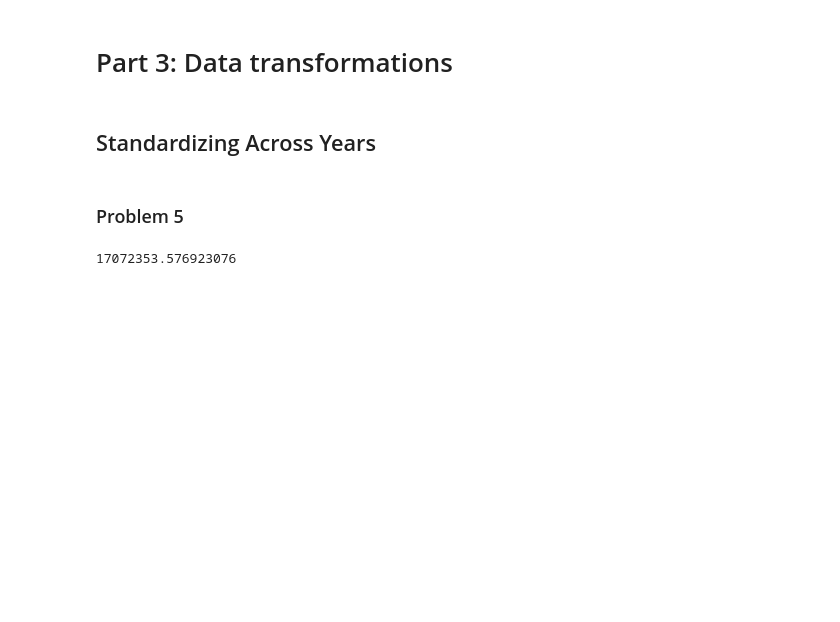
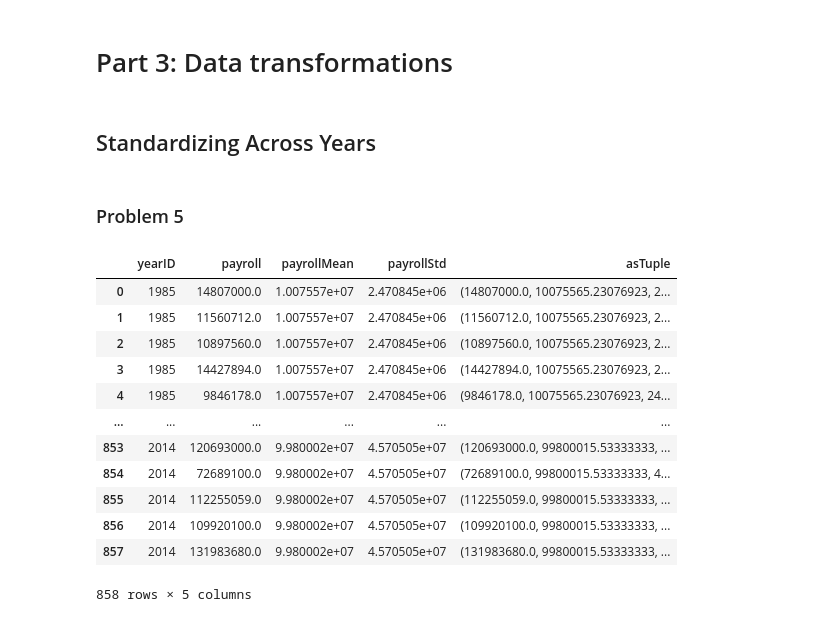
Before and after one commit to jpdevito/cmsc320, a Jupyter notebook: Project 2.ipynb, the cells around one changed output. Cells and saved outputs as stored; diff of their text form; code cells hidden in the pictures; blank space fills up the shorter version.

```diff
--- a/Project 2.ipynb
+++ b/Project 2.ipynb
@@ -254,8 +254,3 @@ They remained low spenders relative to other teams in the next two time chunks,
 ## Standardizing Across Years
 # %% [markdown]
 ### Problem 5
-# %%
-# can reuse the payrolls_by_year groupby object from before for this part like so
-payrolls_by_year.mean().at[1990, "payroll"]
-# %% [output]
-17072353.576923076
@@ -262 +266,17 @@ payrolls_by_year.mean().at[1990, "payroll"]
+# %%
+teams_temp
+# %% [output]
+|  | yearID | payroll | payrollMean | payrollStd | asTuple |
+| 0 | 1985 | 14807000.0 | 1.007557e+07 | 2.470845e+06 | (14807000.0, 10075565.23076923, 2... |
+| 1 | 1985 | 11560712.0 | 1.007557e+07 | 2.470845e+06 | (11560712.0, 10075565.23076923, 2... |
+| 2 | 1985 | 10897560.0 | 1.007557e+07 | 2.470845e+06 | (10897560.0, 10075565.23076923, 2... |
+| 3 | 1985 | 14427894.0 | 1.007557e+07 | 2.470845e+06 | (14427894.0, 10075565.23076923, 2... |
+| 4 | 1985 | 9846178.0 | 1.007557e+07 | 2.470845e+06 | (9846178.0, 10075565.23076923, 24... |
+| ... | ... | ... | ... | ... | ... |
+| 853 | 2014 | 120693000.0 | 9.980002e+07 | 4.570505e+07 | (120693000.0, 99800015.53333333, ... |
+| 854 | 2014 | 72689100.0 | 9.980002e+07 | 4.570505e+07 | (72689100.0, 99800015.53333333, 4... |
+| 855 | 2014 | 112255059.0 | 9.980002e+07 | 4.570505e+07 | (112255059.0, 99800015.53333333, ... |
+| 856 | 2014 | 109920100.0 | 9.980002e+07 | 4.570505e+07 | (109920100.0, 99800015.53333333, ... |
+| 857 | 2014 | 131983680.0 | 9.980002e+07 | 4.570505e+07 | (131983680.0, 99800015.53333333, ... |
+858 rows × 5 columns
 # %%
```
Also changed, not shown: parts of 13 cells of this notebook.
